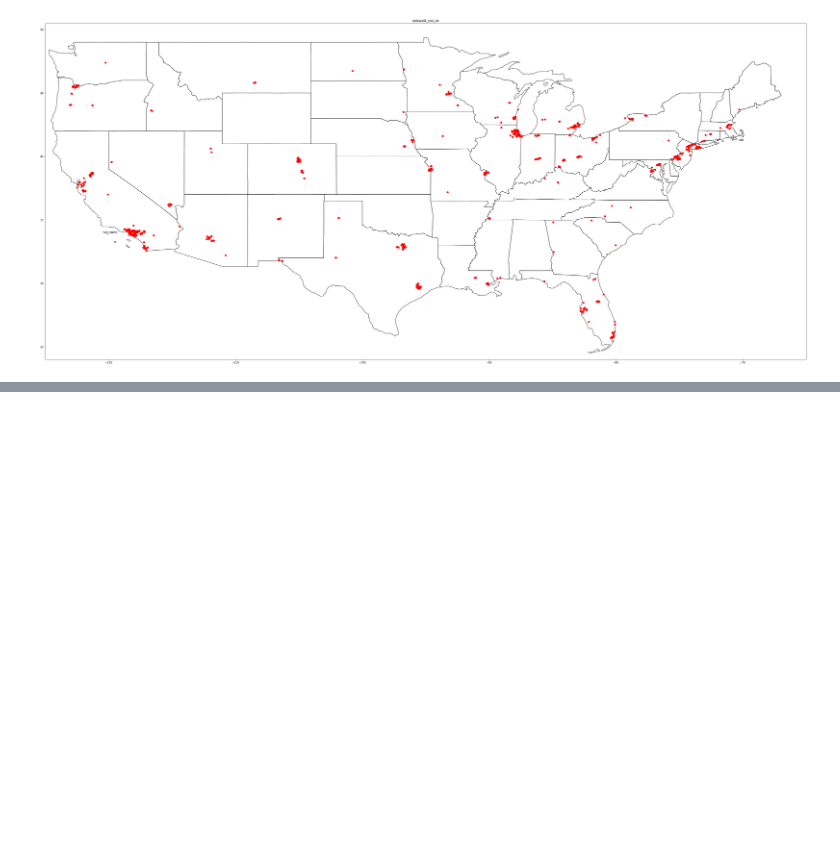
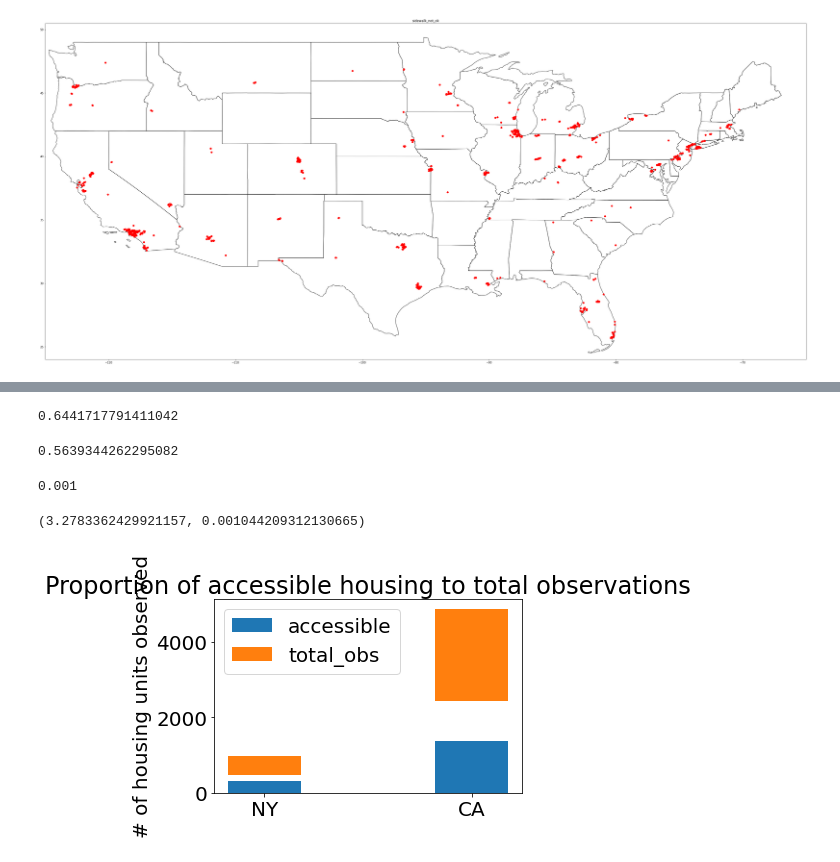
Before and after one commit to nicolacave/capstone_1, a Jupyter notebook: spark_book.ipynb, the cells around one changed output, grey strips where cells are left out. Drawn from its saved outputs; the diff is of its cells as text; code cells hidden in the pictures; blank space fills up the shorter version.

```diff
--- a/spark_book.ipynb
+++ b/spark_book.ipynb
@@ -183,0 +378,10 @@ ax.bar(sidewalk_not_ok['sidewalk_ok:confidence'], height=1, width=0.3)
+# %%
+# proportion of sidewalk_ok / total NY
+315 / 489
+# %% [output]
+0.6441717791411042
+# %%
+# proportion of sidewalk_ok / total CA
+1376 / 2440
+# %% [output]
+0.5639344262295082
@@ -183,0 +394,10 @@ ax.bar(sidewalk_not_ok['sidewalk_ok:confidence'], height=1, width=0.3)
+# %%
+# compute 2-tailed z-test
+count = np.array([315, 1376])
+nobs = np.array([489, 2440])
+stat, pval = proportions_ztest(count, nobs)
+print('{0:0.3f}'.format(pval))
+statsmodels.stats.proportion.proportions_ztest(count, nobs, value=None, alternative='two-sided', prop_var=False)
+# %% [output]
+0.001
+(3.2783362429921157, 0.001044209312130665)
@@ -183,0 +408,21 @@ ax.bar(sidewalk_not_ok['sidewalk_ok:confidence'], height=1, width=0.3)
+# %%
+
+labels = ['NY', 'CA']
+sidewalk_ok = [315, 1376]
+total_obs = [489, 2440]
+width = 0.35       # the width of the bars: can also be len(x) sequence
+
+fig, ax = plt.subplots()
+
+ax.bar(labels, sidewalk_ok, width, label='accessible')
+ax.bar(labels, total_obs, width, bottom=total_obs,
+       label='total_obs')
+
+ax.set_ylabel('# of housing units observed')
+ax.set_title('Proportion of accessible housing to total observations')
+ax.legend()
+plt.tight_layout()
+
+plt.show()
+# %% [output]
+[figure, added]
```
Also changed, not shown: parts of 26 cells of this notebook, 7 other files.
